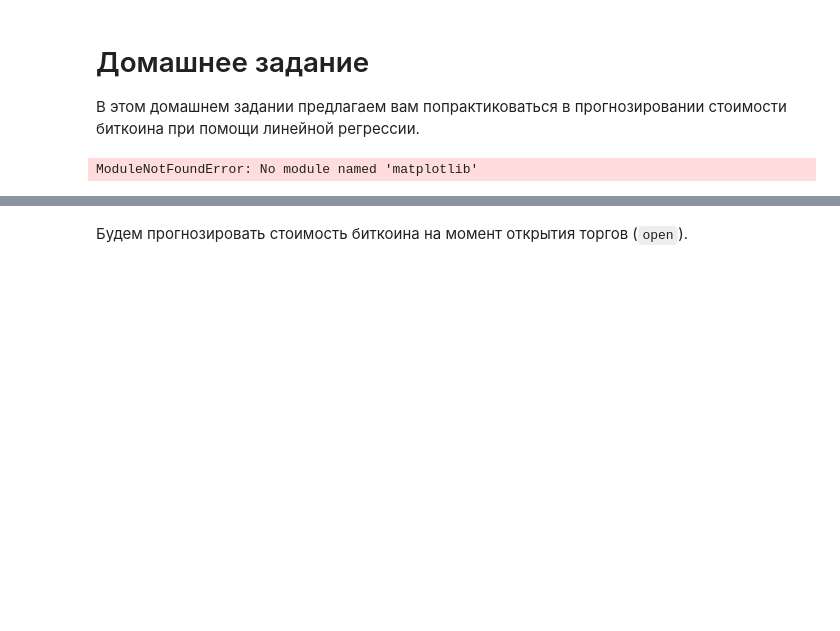
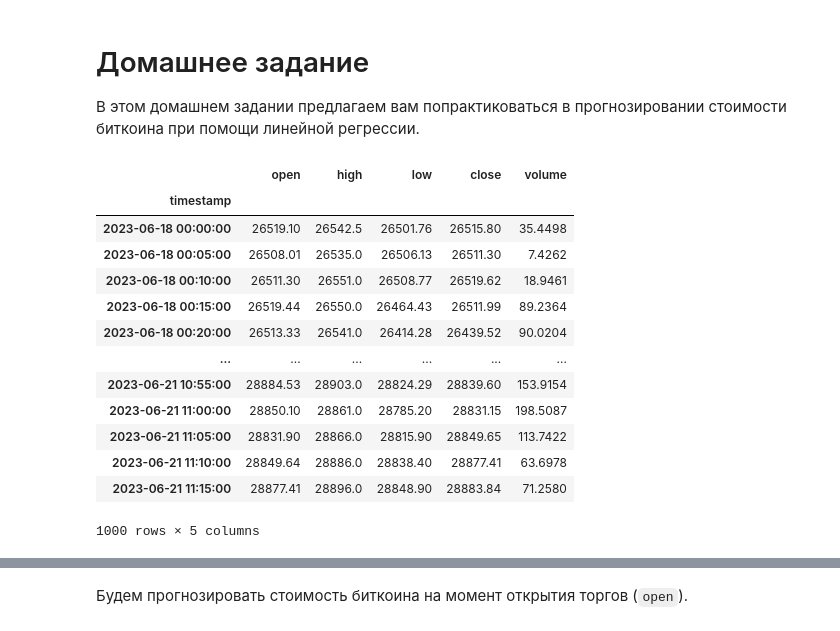
Before and after one commit to Dmitrysw/ML, a Jupyter notebook: lizard/Копия_блокнота__TimeSeries_bootcamp_HT1_ipynb_.ipynb, the cells around one changed output, grey strips where cells are left out. Saved outputs shown, nothing was run; the diff lists cells and outputs as text; code cells hidden in the pictures; blank space fills up the shorter version.

```diff
--- a/lizard/Копия_блокнота__TimeSeries_bootcamp_HT1_ipynb_.ipynb
+++ b/lizard/Копия_блокнота__TimeSeries_bootcamp_HT1_ipynb_.ipynb
@@ -5,12 +5,25 @@
 # %%
 import pandas as pd
 from matplotlib import pyplot as plt
 
 data = pd.read_csv("https://raw.githubusercontent.com/aiedu-courses/stepik_applied_tasks/main/datasets/BTC_5min_sample.csv",
                    parse_dates=True,
                    index_col='timestamp'
                   )
 
-data.head()
+data.head(1000)
 # %% [output]
+|  | open | high | low | close | volume |
+| timestamp |  |  |  |  |  |
+| 2023-06-18 00:00:00 | 26519.10 | 26542.5 | 26501.76 | 26515.80 | 35.4498 |
+| 2023-06-18 00:05:00 | 26508.01 | 26535.0 | 26506.13 | 26511.30 | 7.4262 |
+| 2023-06-18 00:10:00 | 26511.30 | 26551.0 | 26508.77 | 26519.62 | 18.9461 |
+| 2023-06-18 00:15:00 | 26519.44 | 26550.0 | 26464.43 | 26511.99 | 89.2364 |
+| 2023-06-18 00:20:00 | 26513.33 | 26541.0 | 26414.28 | 26439.52 | 90.0204 |
+| ... | ... | ... | ... | ... | ... |
+| 2023-06-21 10:55:00 | 28884.53 | 28903.0 | 28824.29 | 28839.60 | 153.9154 |
+| 2023-06-21 11:00:00 | 28850.10 | 28861.0 | 28785.20 | 28831.15 | 198.5087 |
+| 2023-06-21 11:05:00 | 28831.90 | 28866.0 | 28815.90 | 28849.65 | 113.7422 |
+| 2023-06-21 11:10:00 | 28849.64 | 28886.0 | 28838.40 | 28877.41 | 63.6978 |
+| 2023-06-21 11:15:00 | 28877.41 | 28896.0 | 28848.90 | 28883.84 | 71.2580 |
-ModuleNotFoundError: No module named 'matplotlib'
+1000 rows × 5 columns
```
Also changed, not shown: parts of 10 cells of this notebook.
